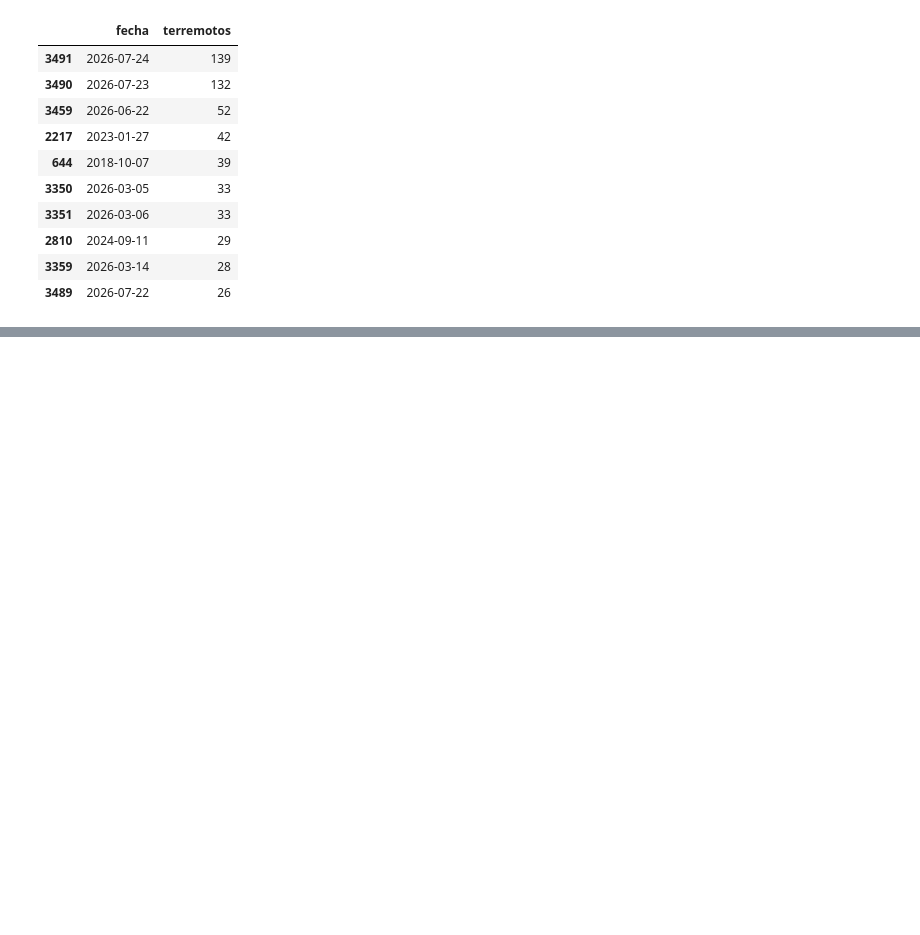
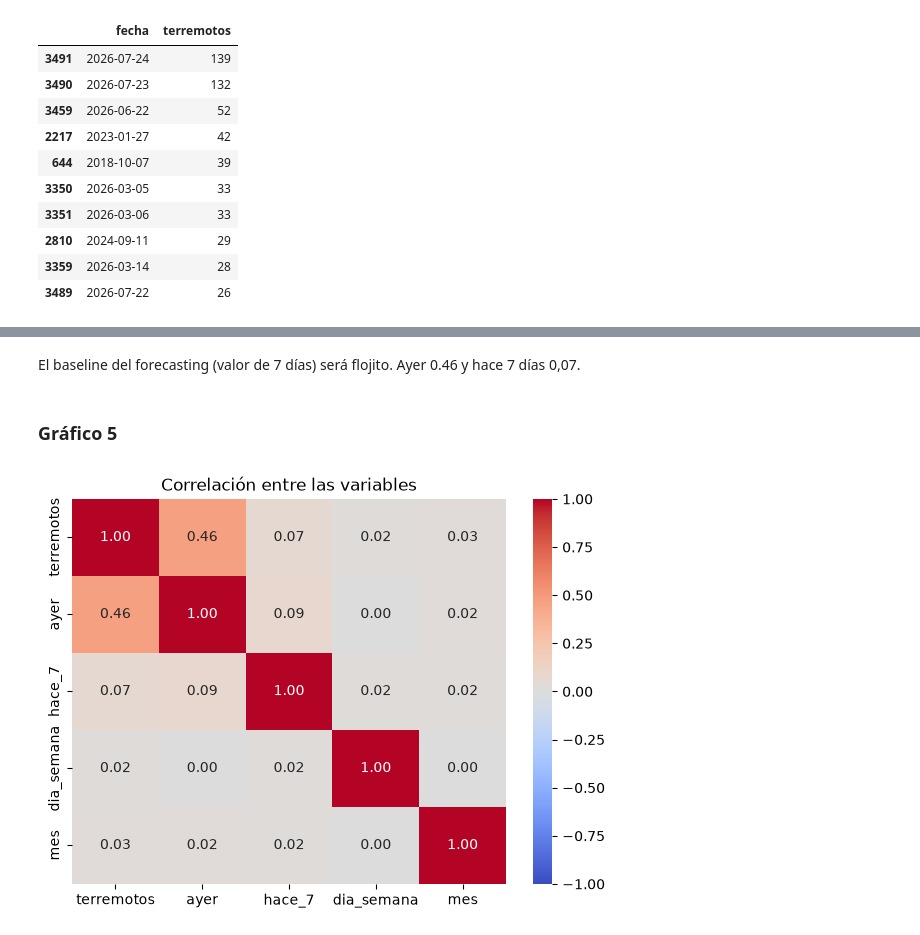
Before and after one commit to c0sh1/vulcano_earthquake, a Jupyter notebook: notebook/EDA.ipynb, the cells around one changed output, grey strips where cells are left out. Drawn from its saved outputs; the diff is of its cells as text; code cells hidden in the pictures; blank space fills up the shorter version.

```diff
--- a/notebook/EDA.ipynb
+++ b/notebook/EDA.ipynb
@@ -336,0 +407,13 @@ serie.sort_values("terremotos", ascending=False).head(10)
+# %% [markdown]
+El baseline del forecasting (valor de 7 días) será flojito. Ayer 0.46 y hace 7 días 0,07.
+# %% [markdown]
+### Gráfico 5
+# %%
+correlaciones = serie[["terremotos", "ayer", "hace_7", "dia_semana", "mes"]].corr()
+
+plt.figure(figsize=(7, 5))
+sns.heatmap(correlaciones, annot=True, fmt=".2f", cmap="coolwarm", vmin=-1, vmax=1)
+plt.title("Correlación entre las variables")
+plt.show()
+# %% [output]
+[figure, added]
```
Also changed, not shown: parts of 14 cells of this notebook.
